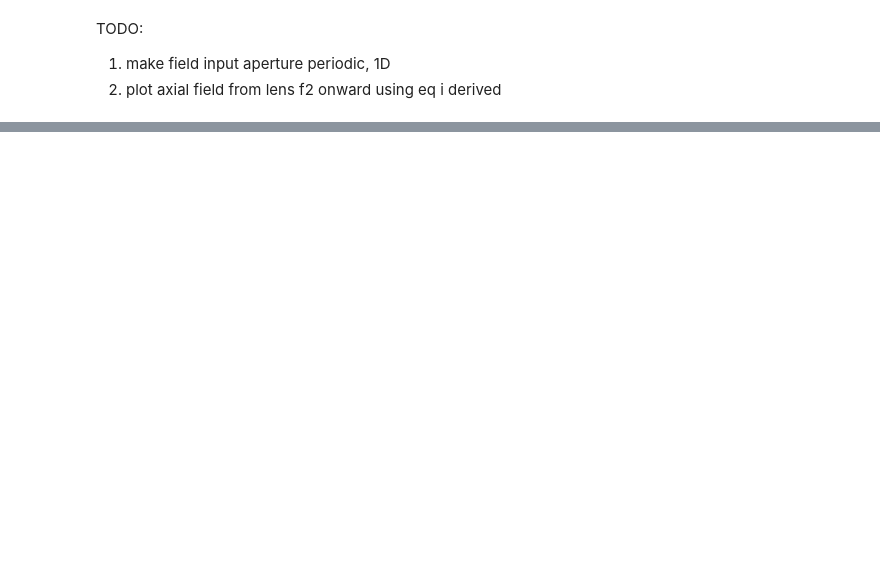
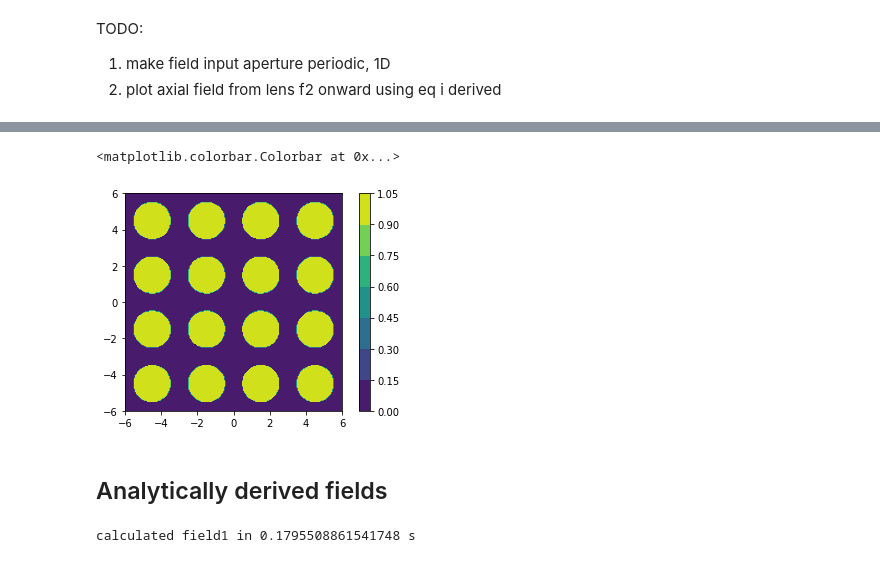
Before and after one commit to prhuft/fourier-optics, a Jupyter notebook: filtered_array.ipynb, the cells around one changed output, grey strips where cells are left out. Drawn from its saved outputs; the diff is of its cells as text; code cells hidden in the pictures; blank space fills up the shorter version.

```diff
--- a/filtered_array.ipynb
+++ b/filtered_array.ipynb
@@ -76,8 +87,0 @@ x,midpt,rr = get_meshgrid(w, pts, radial=True)
-# %%
-## calculate the field in Fourier plane
-A1 = lambda r1: -1j*A0*a*j1(a*r1*k/f1)/r1
-qd3 = zeros((midpt, midpt), complex)
-for i in range(midpt):
-    for j in range(midpt):
-        qd3[i,j] = A1(rr[i,j])
-field1 = from_quadrant3(abs(qd3))
@@ -83,0 +143,51 @@ field1 = from_quadrant3(abs(qd3))
+# %%
+fig,ax = plt.subplots()
+cbar = ax.contourf(xarr/a,xarr/a,mask_a)
+ax.set_aspect('equal')
+fig.colorbar(cbar)
+# %% [output]
+<matplotlib.colorbar.Colorbar at 0x...>
+[figure, added]
+# %% [markdown]
+## Analytically derived fields
+# %%
+w = 200*a
+pts = 200
+xarr,midpt,rr,phi = get_meshgrid(w, pts, polar=True)
+
+field1 = zeros((pts,pts), complex)
+
+dx = dy = 3*a
+xnum = ynum = 8
+xcents, ycents = get_grid(dx,dy,xnum,ynum)
+
+# def periodic_phase(i, j, z):
+#     xj = j*dx
+#     yi = i*dy
+#     total = 0 + 0j
+#     for x in xcents:
+#         for y in ycents:
+#             # todo: this phase is wrong. should be exp(1j k x r1/z)exp(1j k y r1/z) or similar
+# #             total += exp(1j*sqrt(x**2 + y**2)*r1*k/z)
+#             total += exp(1j*x*xj*k/f1)*exp(1j*y*yi*k/f1)
+#     return total
+
+def repeat_phase(i,j):
+    # this works for a square grid; need a dedicated yarr otherwise
+    x1 = xarr[i]
+    y1 = xarr[j]
+    return (sin(xnum*k*dx*x1/(2*f1))*sin(ynum*k*dy*y1/(2*f1)) \
+            /(sin(sin(k*dx*x1/(2*f1))*sin(k*dy*y1/(2*f1)))))
+
+t0 = time()
+q3_phases = empty((midpt, midpt), complex)
+q3 = copy(field1[:midpt,:midpt])
+for i in range(midpt):
+    for j in range(midpt):
+        q3_phases[i,j] = repeat_phase(i,j)
+        q3[i,j] = A0*a*j1(a*rr[i,j]*k/f1)*q3_phases[i,j]/rr[i,j]
+
+field1 = from_quadrant3(q3, field=field1)
+print(f"calculated field1 in {time()-t0} s")
+# %% [output]
+calculated field1 in 0.1795508861541748 s
```
Also changed, not shown: parts of 17 cells of this notebook.
